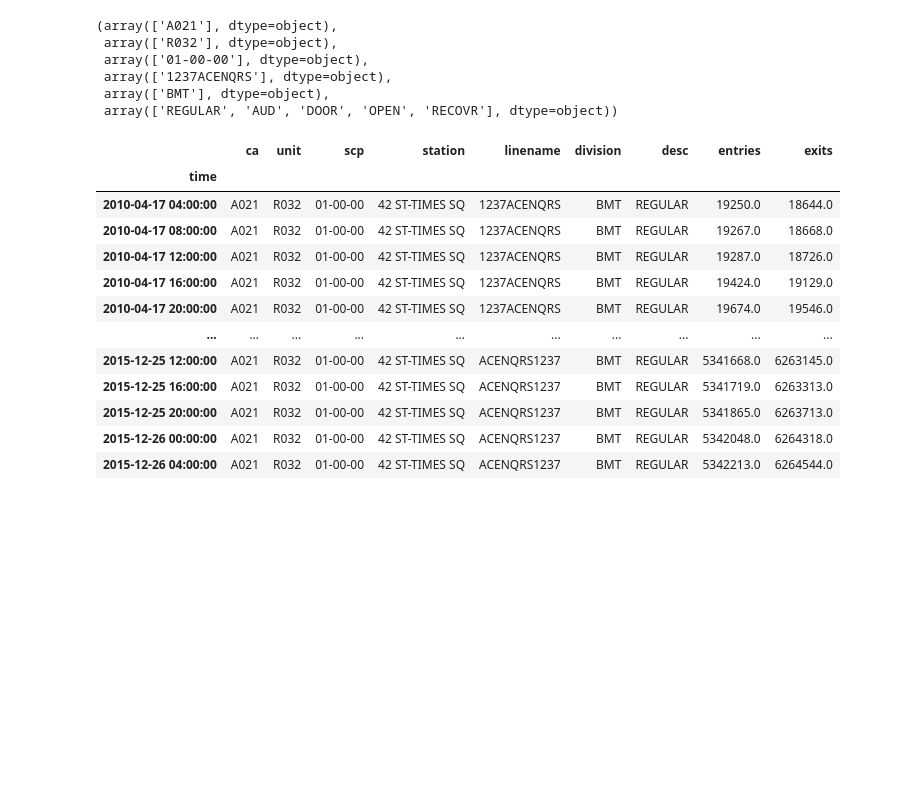
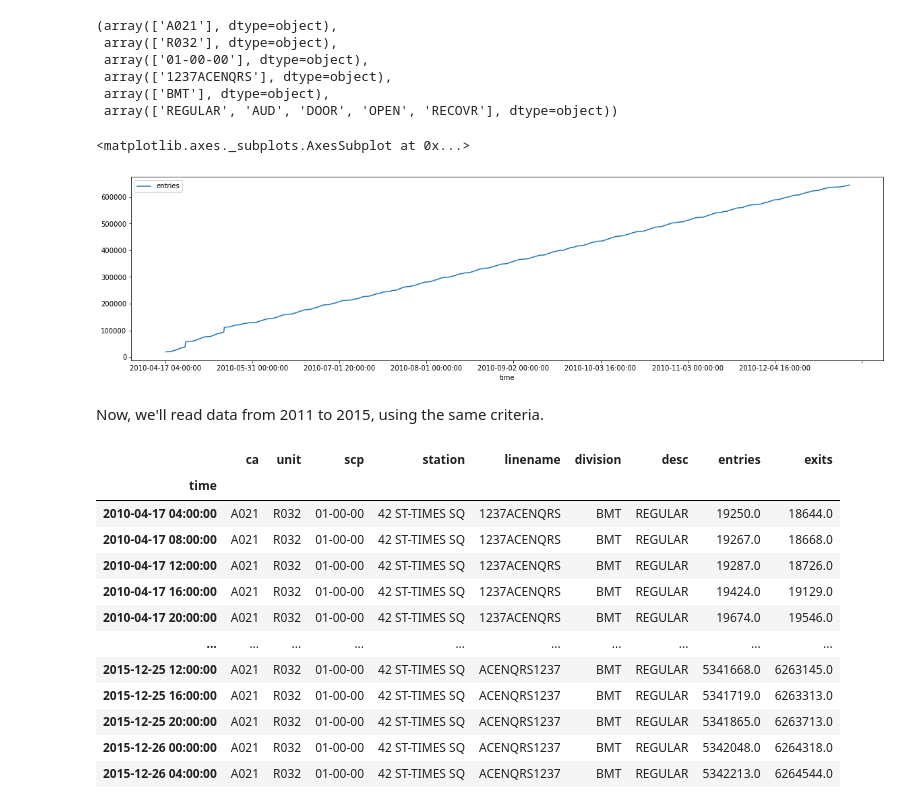
Before and after one commit to ggapp1/nyc-subway, a Jupyter notebook: forecast.ipynb, the cells around one changed output. Cells and saved outputs as stored; diff of their text form; code cells hidden in the pictures; blank space fills up the shorter version.

```diff
--- a/forecast.ipynb
+++ b/forecast.ipynb
@@ -68,4 +97,11 @@ df_2010.ca.unique(), df_2010.unit.unique(), df_2010.scp.unique(), df_2010.linena
  array(['1237ACENQRS'], dtype=object),
  array(['BMT'], dtype=object),
  array(['REGULAR', 'AUD', 'DOOR', 'OPEN', 'RECOVR'], dtype=object))
+# %%
+df_2010.plot( y="entries", figsize=(20,5))
+# %% [output]
+<matplotlib.axes._subplots.AxesSubplot at 0x...>
+[figure, added]
+# %% [markdown]
+Now, we'll read data from 2011 to 2015, using the same criteria.
 # %%
```
Also changed, not shown: parts of 20 cells of this notebook, 1 other file.
